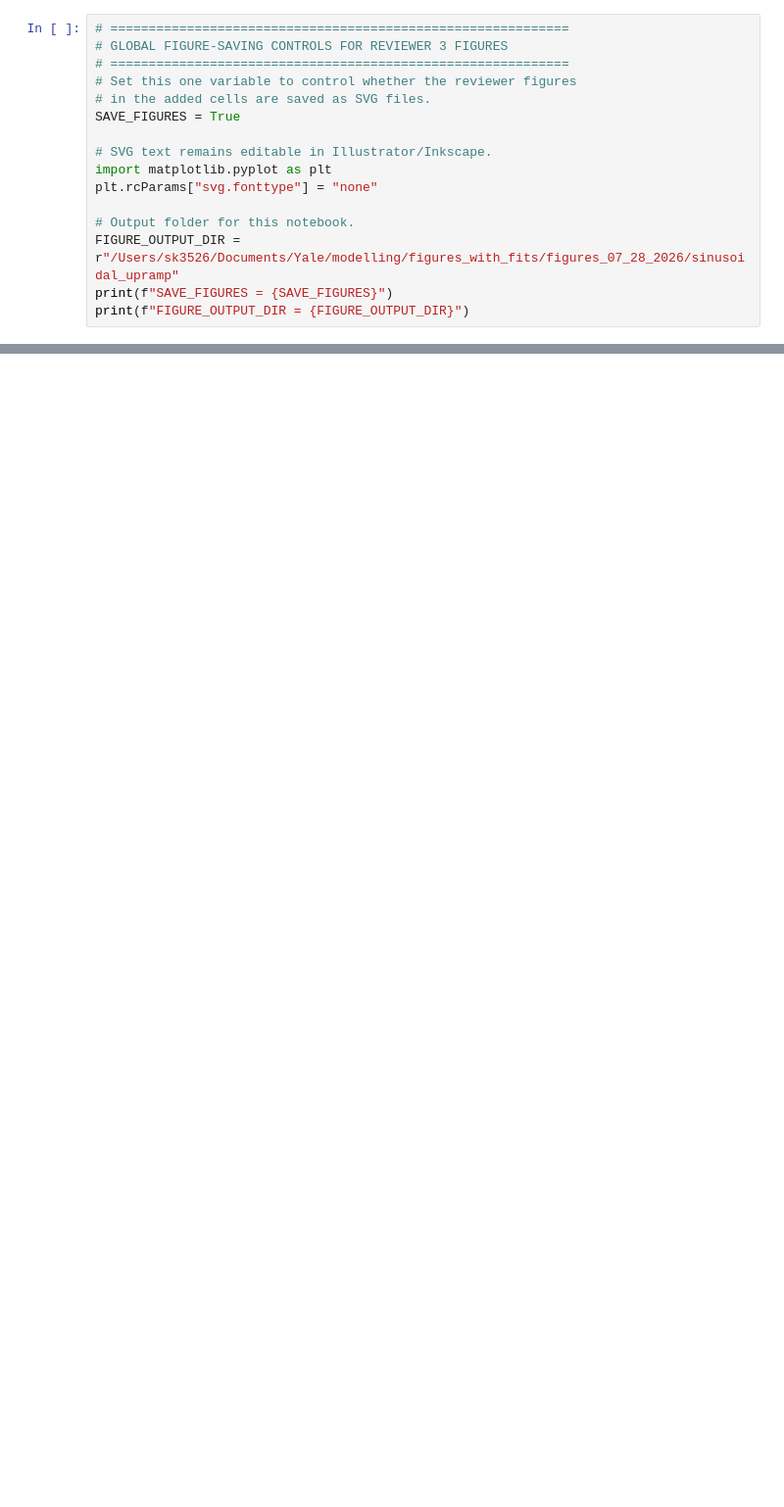
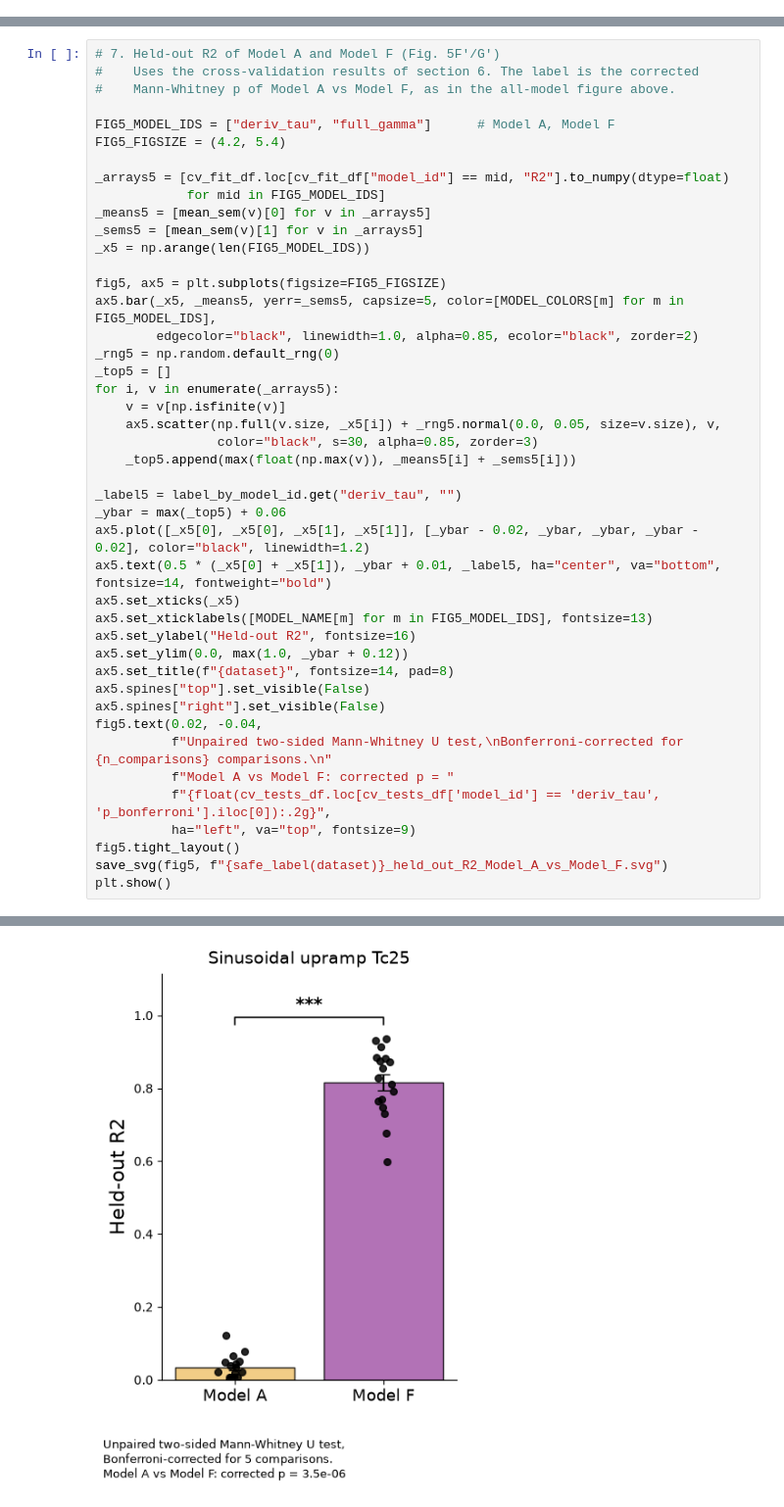
Before and after one commit to colonramoslab/Diaz-Garcia-and-Beagan-et-al.-2026-AFD-, a Jupyter notebook: AFD_modeling_Fig_2_5_S7/upramp_Tc25_1.ipynb, the cells around one changed output, grey strips where cells are left out. Shown at 98% size. Drawn from its saved outputs; the diff is of its cells as text; blank space fills up the shorter version.

Commit message:
updated code for realistic and upramp stimulus

```diff
--- a/AFD_modeling_Fig_2_5_S7/upramp_Tc25_1.ipynb
+++ b/AFD_modeling_Fig_2_5_S7/upramp_Tc25_1.ipynb
@@ -1687,16 +0,0 @@ To address potential overfitting, we added a worm-level cross-validation analysi
-# %%
-# ============================================================
-# GLOBAL FIGURE-SAVING CONTROLS FOR REVIEWER 3 FIGURES
-# ============================================================
-# Set this one variable to control whether the reviewer figures
-# in the added cells are saved as SVG files.
-SAVE_FIGURES = True
-
-# SVG text remains editable in Illustrator/Inkscape.
-import matplotlib.pyplot as plt
-plt.rcParams["svg.fonttype"] = "none"
-
-# Output folder for this notebook.
-FIGURE_OUTPUT_DIR = r"/Users/sk3526/Documents/Yale/modelling/figures_with_fits/figures_07_28_2026/sinusoidal_upramp"
-print(f"SAVE_FIGURES = {SAVE_FIGURES}")
-print(f"FIGURE_OUTPUT_DIR = {FIGURE_OUTPUT_DIR}")
@@ -4362,0 +1240,45 @@ Saved Models A-G overlay panel as: /Users/sk3526/Documents/Yale/modelling/figure
+# %%
+# 7. Held-out R2 of Model A and Model F (Fig. 5F'/G')
+#    Uses the cross-validation results of section 6. The label is the corrected
+#    Mann-Whitney p of Model A vs Model F, as in the all-model figure above.
+
+FIG5_MODEL_IDS = ["deriv_tau", "full_gamma"]      # Model A, Model F
+FIG5_FIGSIZE = (4.2, 5.4)
+
+_arrays5 = [cv_fit_df.loc[cv_fit_df["model_id"] == mid, "R2"].to_numpy(dtype=float)
+            for mid in FIG5_MODEL_IDS]
+_means5 = [mean_sem(v)[0] for v in _arrays5]
+_sems5 = [mean_sem(v)[1] for v in _arrays5]
+_x5 = np.arange(len(FIG5_MODEL_IDS))
+
+fig5, ax5 = plt.subplots(figsize=FIG5_FIGSIZE)
+ax5.bar(_x5, _means5, yerr=_sems5, capsize=5, color=[MODEL_COLORS[m] for m in FIG5_MODEL_IDS],
+        edgecolor="black", linewidth=1.0, alpha=0.85, ecolor="black", zorder=2)
+_rng5 = np.random.default_rng(0)
+_top5 = []
+for i, v in enumerate(_arrays5):
+    v = v[np.isfinite(v)]
+    ax5.scatter(np.full(v.size, _x5[i]) + _rng5.normal(0.0, 0.05, size=v.size), v,
+                color="black", s=30, alpha=0.85, zorder=3)
+    _top5.append(max(float(np.max(v)), _means5[i] + _sems5[i]))
+
+_label5 = label_by_model_id.get("deriv_tau", "")
+_ybar = max(_top5) + 0.06
+ax5.plot([_x5[0], _x5[0], _x5[1], _x5[1]], [_ybar - 0.02, _ybar, _ybar, _ybar - 0.02], color="black", linewidth=1.2)
+ax5.text(0.5 * (_x5[0] + _x5[1]), _ybar + 0.01, _label5, ha="center", va="bottom", fontsize=14, fontweight="bold")
+ax5.set_xticks(_x5)
+ax5.set_xticklabels([MODEL_NAME[m] for m in FIG5_MODEL_IDS], fontsize=13)
+ax5.set_ylabel("Held-out R2", fontsize=16)
+ax5.set_ylim(0.0, max(1.0, _ybar + 0.12))
+ax5.set_title(f"{dataset}", fontsize=14, pad=8)
+ax5.spines["top"].set_visible(False)
+ax5.spines["right"].set_visible(False)
+fig5.text(0.02, -0.04,
+          f"Unpaired two-sided Mann-Whitney U test,\nBonferroni-corrected for {n_comparisons} comparisons.\n"
+          f"Model A vs Model F: corrected p = "
+          f"{float(cv_tests_df.loc[cv_tests_df['model_id'] == 'deriv_tau', 'p_bonferroni'].iloc[0]):.2g}",
+          ha="left", va="top", fontsize=9)
+fig5.tight_layout()
+save_svg(fig5, f"{safe_label(dataset)}_held_out_R2_Model_A_vs_Model_F.svg")
+plt.show()
+# %% [output]
@@ -4362,0 +1286 @@ Saved Models A-G overlay panel as: /Users/sk3526/Documents/Yale/modelling/figure
+[figure, added]
```
Also changed, not shown: parts of 36 cells of this notebook.
